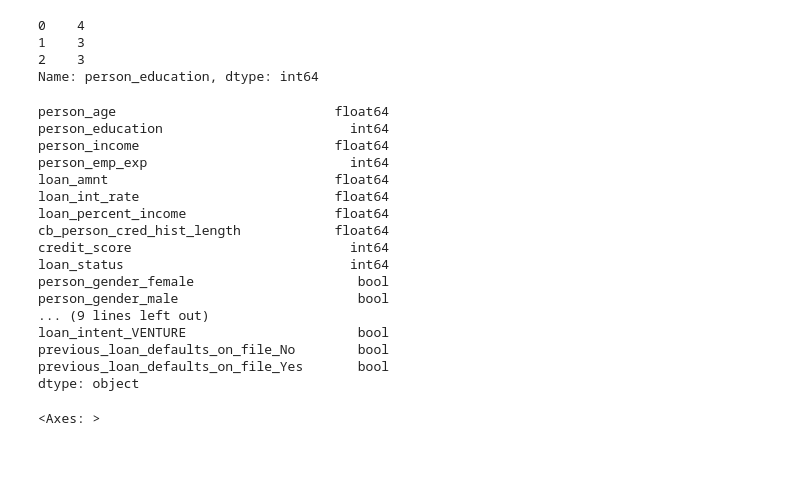
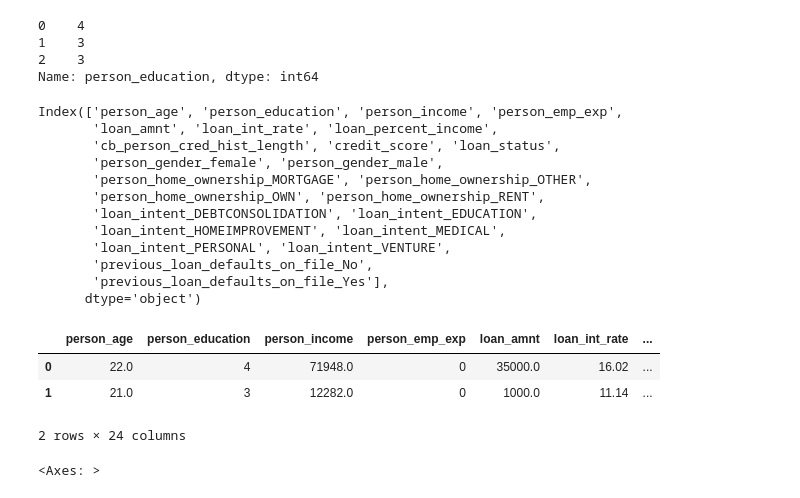
Before and after one commit to LewGoesB00M/CMP6230, a Jupyter notebook: Assignment/Report/Code/CMP6230.ipynb, the cells around one changed output. Saved outputs shown, nothing was run; the diff lists cells and outputs as text; code cells hidden in the pictures; blank space fills up the shorter version.

```diff
--- a/Assignment/Report/Code/CMP6230.ipynb
+++ b/Assignment/Report/Code/CMP6230.ipynb
@@ -156,24 +178,28 @@ encodedDf = pd.get_dummies(df, columns=df.select_dtypes(include=['object']).colu
 encodedDf.dtypes
 # It can be seen that there are many more columns now, as one has been created for each categorical
 # value in the object columns.
+
+encodedDf.columns
 # %% [output]
-person_age                            float64
-person_education                        int64
-person_income                         float64
-person_emp_exp                          int64
-loan_amnt                             float64
-loan_int_rate                         float64
-loan_percent_income                   float64
-cb_person_cred_hist_length            float64
-credit_score                            int64
-loan_status                             int64
-person_gender_female                     bool
-person_gender_male                       bool
-... (9 lines left out)
-loan_intent_VENTURE                      bool
-previous_loan_defaults_on_file_No        bool
-previous_loan_defaults_on_file_Yes       bool
-dtype: object
+Index(['person_age', 'person_education', 'person_income', 'person_emp_exp',
+       'loan_amnt', 'loan_int_rate', 'loan_percent_income',
+       'cb_person_cred_hist_length', 'credit_score', 'loan_status',
+       'person_gender_female', 'person_gender_male',
+       'person_home_ownership_MORTGAGE', 'person_home_ownership_OTHER',
+       'person_home_ownership_OWN', 'person_home_ownership_RENT',
+       'loan_intent_DEBTCONSOLIDATION', 'loan_intent_EDUCATION',
+       'loan_intent_HOMEIMPROVEMENT', 'loan_intent_MEDICAL',
+       'loan_intent_PERSONAL', 'loan_intent_VENTURE',
+       'previous_loan_defaults_on_file_No',
+       'previous_loan_defaults_on_file_Yes'],
+      dtype='object')
+# %%
+encodedDf.head(2)
+# %% [output]
+|  | person_age | person_education | person_income | person_emp_exp | loan_amnt | loan_int_rate | ... |
+| 0 | 22.0 | 4 | 71948.0 | 0 | 35000.0 | 16.02 | ... |
+| 1 | 21.0 | 3 | 12282.0 | 0 | 1000.0 | 11.14 | ... |
+2 rows × 24 columns
 # %%
 plt.figure(figsize=(20,15))
 sns.heatmap(encodedDf.corr(), annot = True)
```
Also changed, not shown: parts of 2 cells of this notebook, 9 other files.
